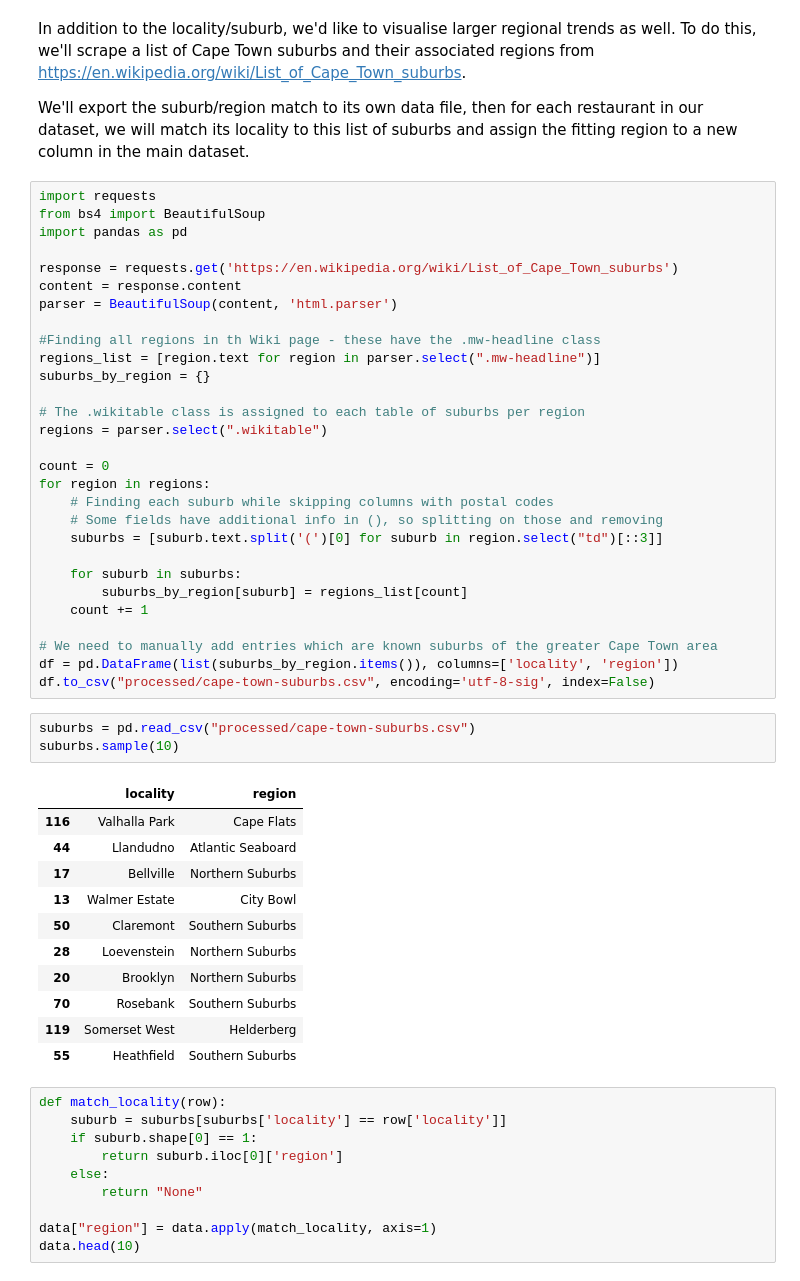
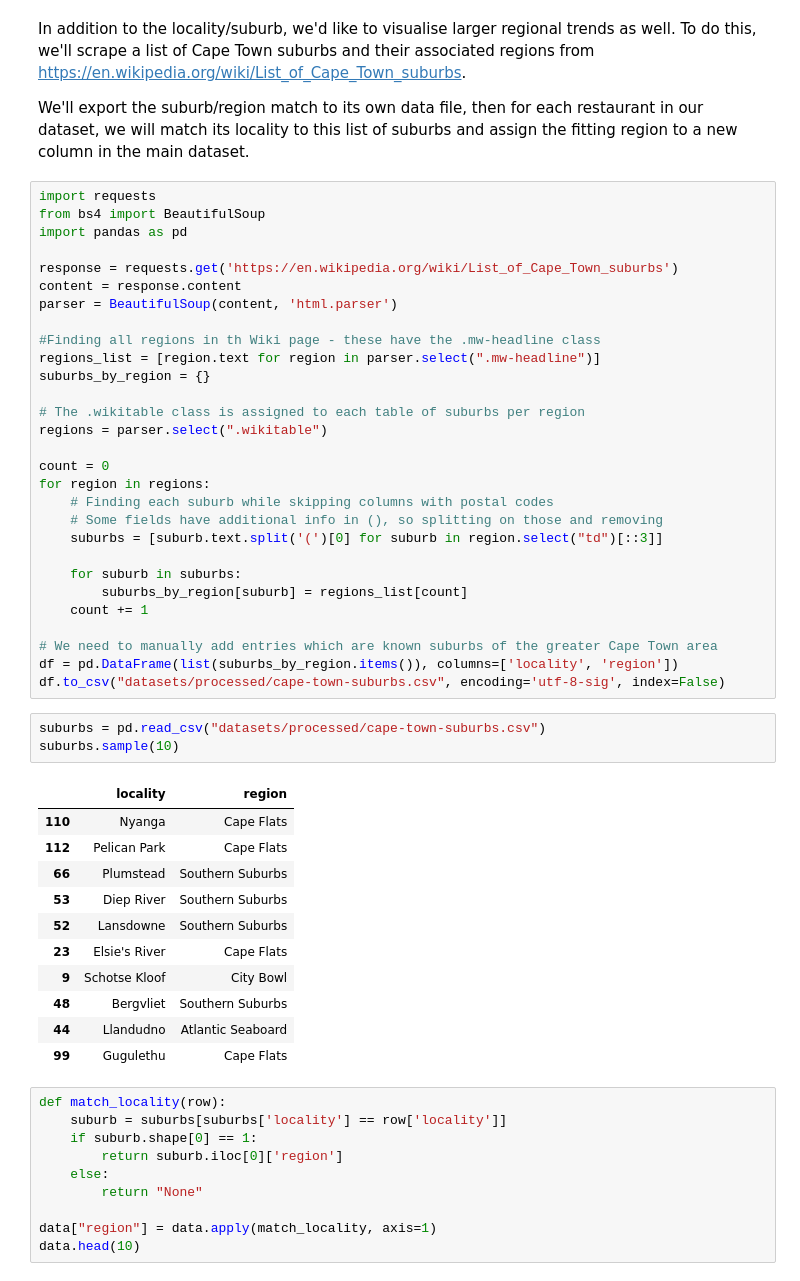
Before and after one commit to dorond/zomato-ct-analysis, a Jupyter notebook: Part 1 - Data Download and Preparation.ipynb, the cells around one changed output. Cells and saved outputs as stored; diff of their text form.

```diff
--- a/Part 1 - Data Download and Preparation.ipynb
+++ b/Part 1 - Data Download and Preparation.ipynb
@@ -618,22 +611,22 @@ for region in regions:
 
 # We need to manually add entries which are known suburbs of the greater Cape Town area
 df = pd.DataFrame(list(suburbs_by_region.items()), columns=['locality', 'region'])
-df.to_csv("processed/cape-town-suburbs.csv", encoding='utf-8-sig', index=False)
+df.to_csv("datasets/processed/cape-town-suburbs.csv", encoding='utf-8-sig', index=False)
 # %%
-suburbs = pd.read_csv("processed/cape-town-suburbs.csv")
+suburbs = pd.read_csv("datasets/processed/cape-town-suburbs.csv")
 suburbs.sample(10)
 # %% [output]
 |  | locality | region |
-| 116 | Valhalla Park | Cape Flats |
+| 110 | Nyanga | Cape Flats |
+| 112 | Pelican Park | Cape Flats |
+| 66 | Plumstead | Southern Suburbs |
+| 53 | Diep River | Southern Suburbs |
+| 52 | Lansdowne | Southern Suburbs |
+| 23 | Elsie's River | Cape Flats |
+| 9 | Schotse Kloof | City Bowl |
+| 48 | Bergvliet | Southern Suburbs |
 | 44 | Llandudno | Atlantic Seaboard |
-| 17 | Bellville | Northern Suburbs |
-| 13 | Walmer Estate | City Bowl |
-| 50 | Claremont | Southern Suburbs |
-| 28 | Loevenstein | Northern Suburbs |
-| 20 | Brooklyn | Northern Suburbs |
-| 70 | Rosebank | Southern Suburbs |
-| 119 | Somerset West | Helderberg |
-| 55 | Heathfield | Southern Suburbs |
+| 99 | Gugulethu | Cape Flats |
 # %%
 def match_locality(row):
     suburb = suburbs[suburbs['locality'] == row['locality']]
```
Also changed, not shown: parts of 18 cells of this notebook, 8 other files.
